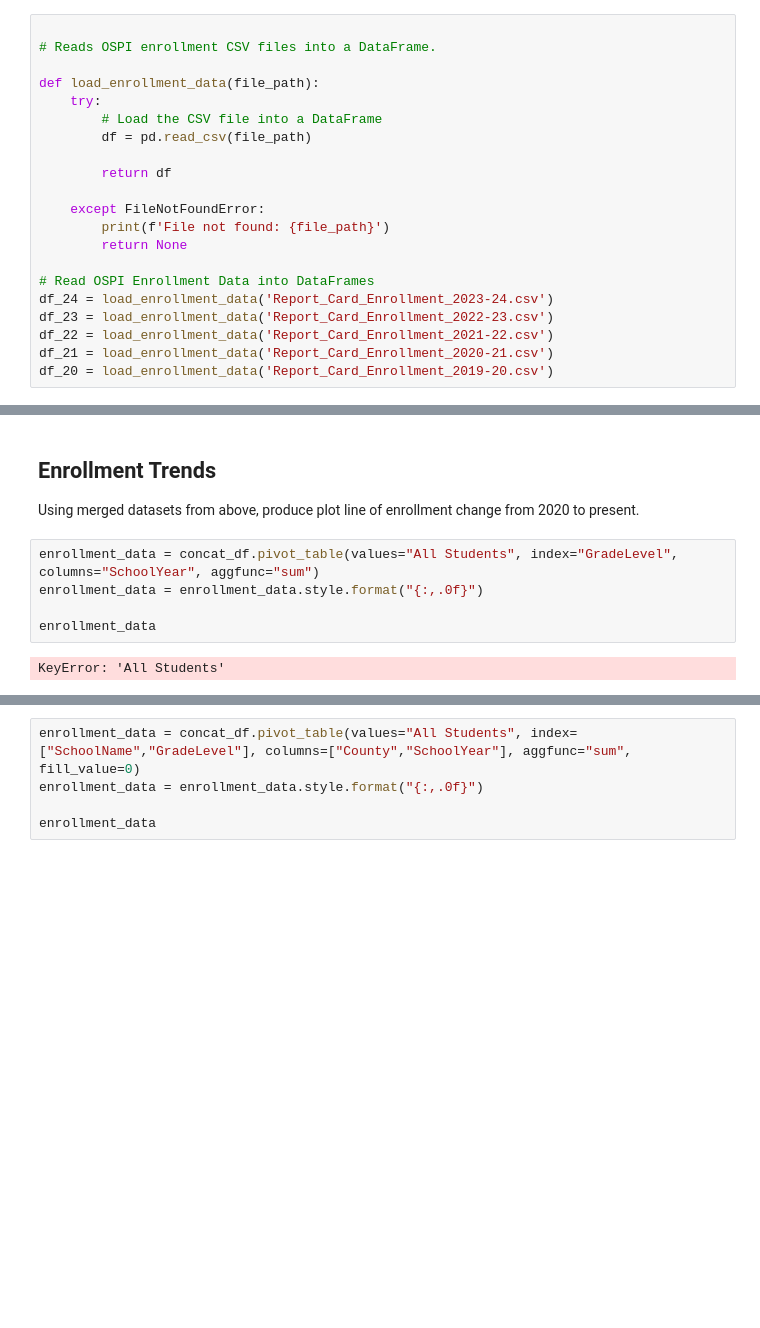
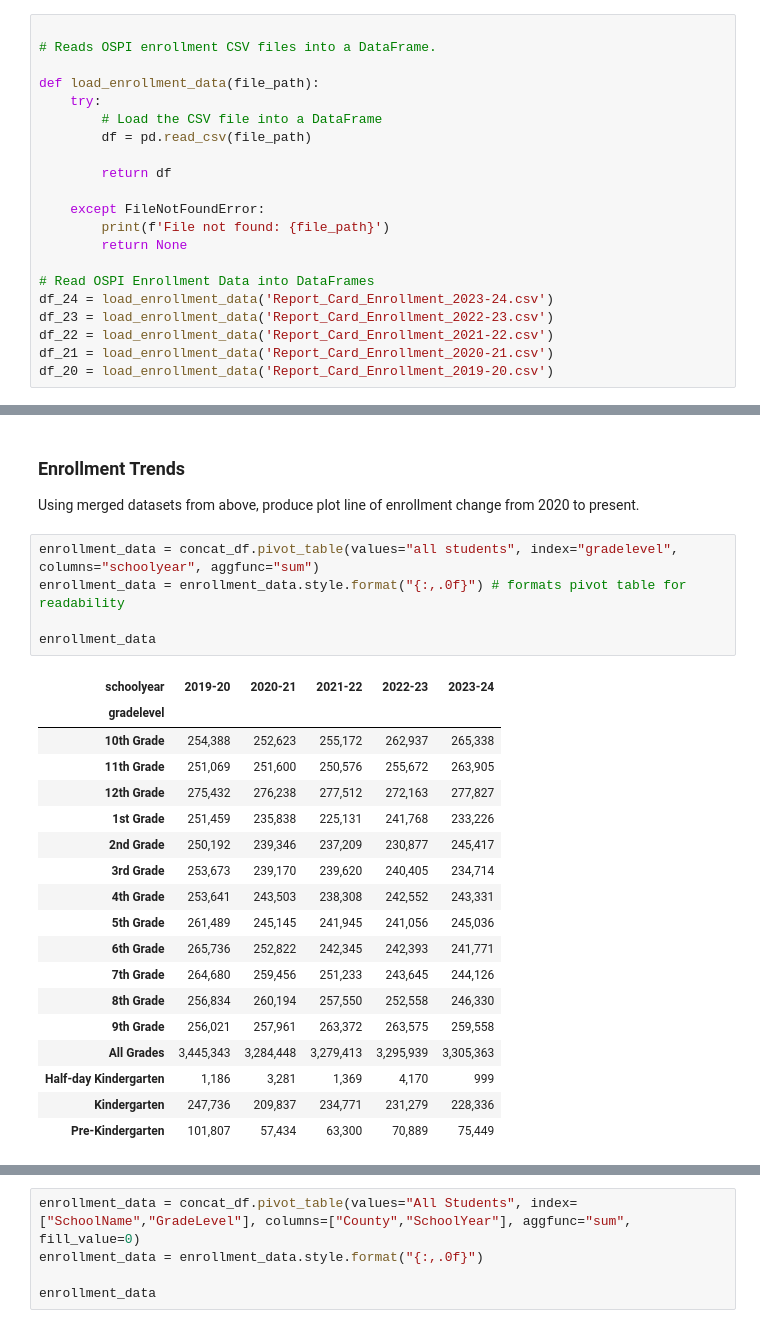
Before and after one commit to ambermocalis/WA-State-School-Enrollment-Report-2019-2024, a Jupyter notebook: Group Case/documentation.amocalis_OSPI.ipynb, the cells around one changed output, grey strips where cells are left out. Cells and saved outputs as stored; diff of their text form; blank space fills up the shorter version.

```diff
--- a/Group Case/documentation.amocalis_OSPI.ipynb
+++ b/Group Case/documentation.amocalis_OSPI.ipynb
@@ -147,11 +203,28 @@ cleaned_df
 # %% [markdown]
-## Enrollment Trends
+### Enrollment Trends
 
 Using merged datasets from above, produce plot line of enrollment change from 2020 to present.
 # %%
-enrollment_data = concat_df.pivot_table(values="All Students", index="GradeLevel", columns="SchoolYear", aggfunc="sum")
-enrollment_data = enrollment_data.style.format("{:,.0f}")
+enrollment_data = concat_df.pivot_table(values="all students", index="gradelevel", columns="schoolyear", aggfunc="sum")
+enrollment_data = enrollment_data.style.format("{:,.0f}") # formats pivot table for readability
 
 enrollment_data
 # %% [output]
-KeyError: 'All Students'
+| schoolyear | 2019-20 | 2020-21 | 2021-22 | 2022-23 | 2023-24 |
+| gradelevel |  |  |  |  |  |
+| 10th Grade | 254,388 | 252,623 | 255,172 | 262,937 | 265,338 |
+| 11th Grade | 251,069 | 251,600 | 250,576 | 255,672 | 263,905 |
+| 12th Grade | 275,432 | 276,238 | 277,512 | 272,163 | 277,827 |
+| 1st Grade | 251,459 | 235,838 | 225,131 | 241,768 | 233,226 |
+| 2nd Grade | 250,192 | 239,346 | 237,209 | 230,877 | 245,417 |
+| 3rd Grade | 253,673 | 239,170 | 239,620 | 240,405 | 234,714 |
+| 4th Grade | 253,641 | 243,503 | 238,308 | 242,552 | 243,331 |
+| 5th Grade | 261,489 | 245,145 | 241,945 | 241,056 | 245,036 |
+| 6th Grade | 265,736 | 252,822 | 242,345 | 242,393 | 241,771 |
+| 7th Grade | 264,680 | 259,456 | 251,233 | 243,645 | 244,126 |
+| 8th Grade | 256,834 | 260,194 | 257,550 | 252,558 | 246,330 |
+| 9th Grade | 256,021 | 257,961 | 263,372 | 263,575 | 259,558 |
+| All Grades | 3,445,343 | 3,284,448 | 3,279,413 | 3,295,939 | 3,305,363 |
+| Half-day Kindergarten | 1,186 | 3,281 | 1,369 | 4,170 | 999 |
+| Kindergarten | 247,736 | 209,837 | 234,771 | 231,279 | 228,336 |
+| Pre-Kindergarten | 101,807 | 57,434 | 63,300 | 70,889 | 75,449 |
```
Also changed, not shown: parts of 42 cells of this notebook.
